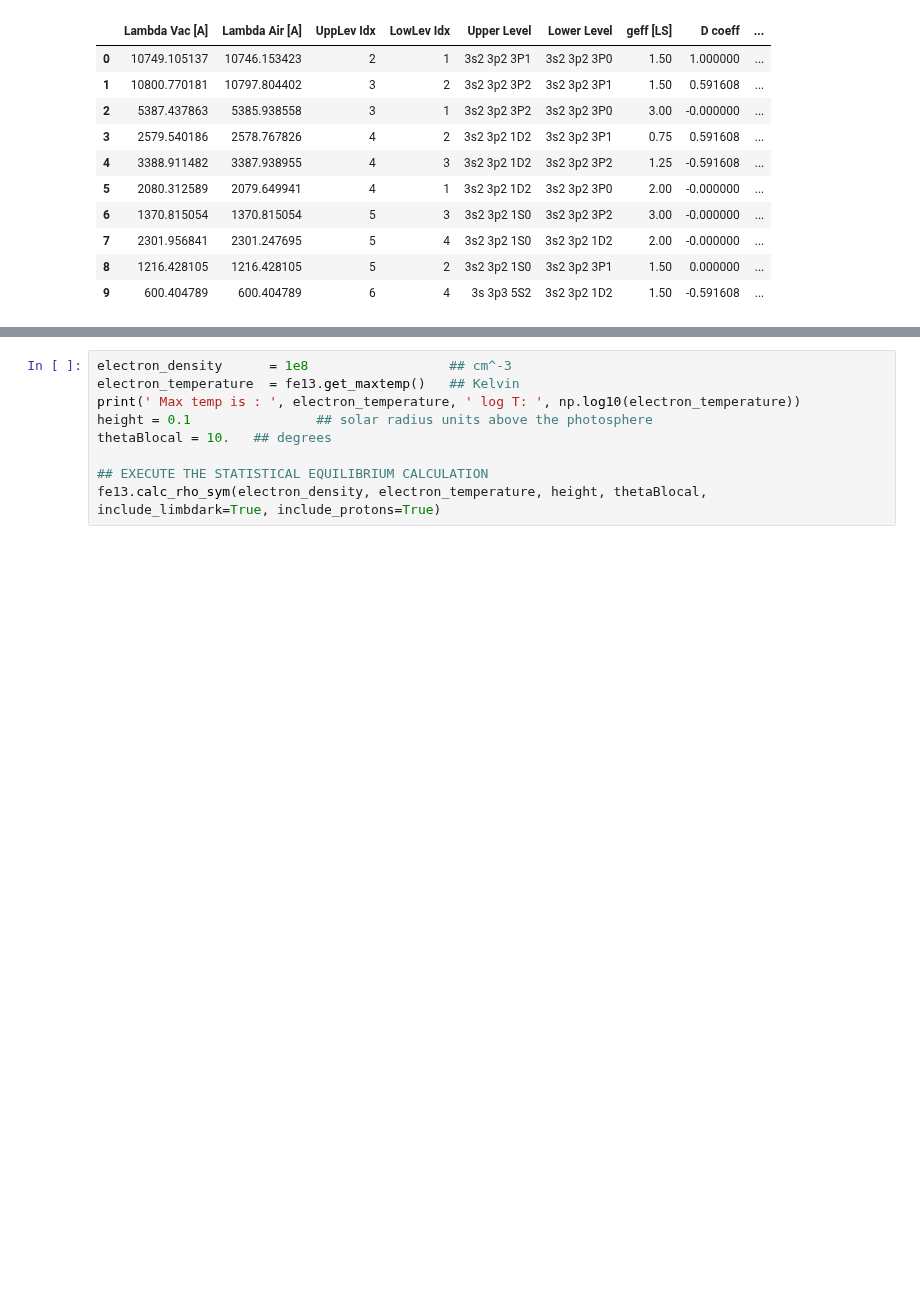
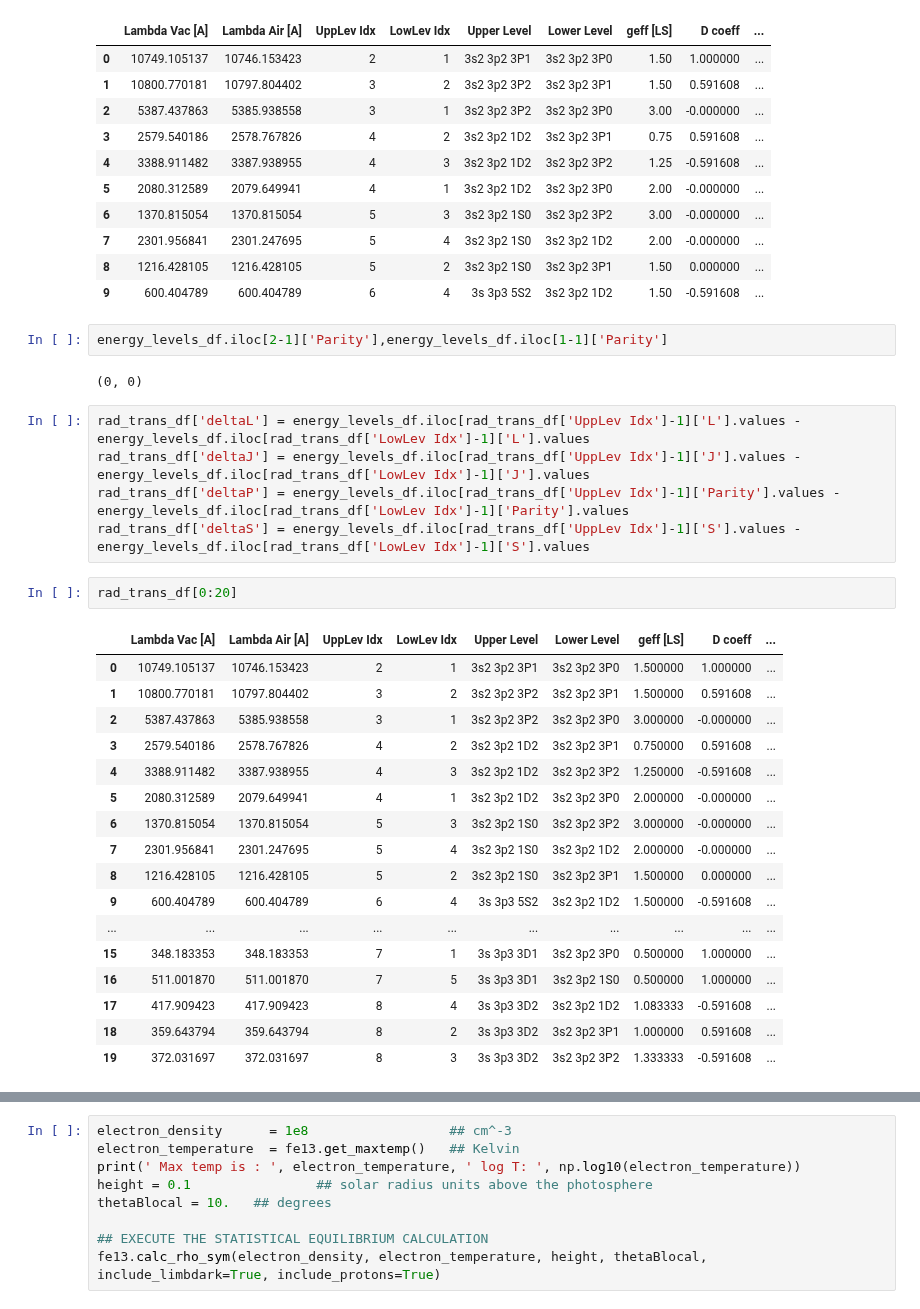
Before and after one commit to tschad/pycelp, a Jupyter notebook: examples/A_tour_of_the_Ion_class.ipynb, the cells around one changed output, grey strips where cells are left out. Saved outputs shown, nothing was run; the diff lists cells and outputs as text; blank space fills up the shorter version.

```diff
--- a/examples/A_tour_of_the_Ion_class.ipynb
+++ b/examples/A_tour_of_the_Ion_class.ipynb
@@ -139,3 +139,32 @@ rad_trans_df[0:10]  ## show first ten transitions only
 | 7 | 2301.956841 | 2301.247695 | 5 | 4 | 3s2 3p2 1S0 | 3s2 3p2 1D2 | 2.00 | -0.000000 | ... |
 | 8 | 1216.428105 | 1216.428105 | 5 | 2 | 3s2 3p2 1S0 | 3s2 3p2 3P1 | 1.50 | 0.000000 | ... |
 | 9 | 600.404789 | 600.404789 | 6 | 4 | 3s 3p3 5S2 | 3s2 3p2 1D2 | 1.50 | -0.591608 | ... |
+# %%
+energy_levels_df.iloc[2-1]['Parity'],energy_levels_df.iloc[1-1]['Parity']
+# %% [output]
+(0, 0)
+# %%
+rad_trans_df['deltaL'] = energy_levels_df.iloc[rad_trans_df['UppLev Idx']-1]['L'].values -  energy_levels_df.iloc[rad_trans_df['LowLev Idx']-1]['L'].values
+rad_trans_df['deltaJ'] = energy_levels_df.iloc[rad_trans_df['UppLev Idx']-1]['J'].values -  energy_levels_df.iloc[rad_trans_df['LowLev Idx']-1]['J'].values
+rad_trans_df['deltaP'] = energy_levels_df.iloc[rad_trans_df['UppLev Idx']-1]['Parity'].values -  energy_levels_df.iloc[rad_trans_df['LowLev Idx']-1]['Parity'].values
+rad_trans_df['deltaS'] = energy_levels_df.iloc[rad_trans_df['UppLev Idx']-1]['S'].values -  energy_levels_df.iloc[rad_trans_df['LowLev Idx']-1]['S'].values
+# %%
+rad_trans_df[0:20]
+# %% [output]
+|  | Lambda Vac [A] | Lambda Air [A] | UppLev Idx | LowLev Idx | Upper Level | Lower Level | geff [LS] | D coeff | ... |
+| 0 | 10749.105137 | 10746.153423 | 2 | 1 | 3s2 3p2 3P1 | 3s2 3p2 3P0 | 1.500000 | 1.000000 | ... |
+| 1 | 10800.770181 | 10797.804402 | 3 | 2 | 3s2 3p2 3P2 | 3s2 3p2 3P1 | 1.500000 | 0.591608 | ... |
+| 2 | 5387.437863 | 5385.938558 | 3 | 1 | 3s2 3p2 3P2 | 3s2 3p2 3P0 | 3.000000 | -0.000000 | ... |
+| 3 | 2579.540186 | 2578.767826 | 4 | 2 | 3s2 3p2 1D2 | 3s2 3p2 3P1 | 0.750000 | 0.591608 | ... |
+| 4 | 3388.911482 | 3387.938955 | 4 | 3 | 3s2 3p2 1D2 | 3s2 3p2 3P2 | 1.250000 | -0.591608 | ... |
+| 5 | 2080.312589 | 2079.649941 | 4 | 1 | 3s2 3p2 1D2 | 3s2 3p2 3P0 | 2.000000 | -0.000000 | ... |
+| 6 | 1370.815054 | 1370.815054 | 5 | 3 | 3s2 3p2 1S0 | 3s2 3p2 3P2 | 3.000000 | -0.000000 | ... |
+| 7 | 2301.956841 | 2301.247695 | 5 | 4 | 3s2 3p2 1S0 | 3s2 3p2 1D2 | 2.000000 | -0.000000 | ... |
+| 8 | 1216.428105 | 1216.428105 | 5 | 2 | 3s2 3p2 1S0 | 3s2 3p2 3P1 | 1.500000 | 0.000000 | ... |
+| 9 | 600.404789 | 600.404789 | 6 | 4 | 3s 3p3 5S2 | 3s2 3p2 1D2 | 1.500000 | -0.591608 | ... |
+| ... | ... | ... | ... | ... | ... | ... | ... | ... | ... |
+| 15 | 348.183353 | 348.183353 | 7 | 1 | 3s 3p3 3D1 | 3s2 3p2 3P0 | 0.500000 | 1.000000 | ... |
+| 16 | 511.001870 | 511.001870 | 7 | 5 | 3s 3p3 3D1 | 3s2 3p2 1S0 | 0.500000 | 1.000000 | ... |
+| 17 | 417.909423 | 417.909423 | 8 | 4 | 3s 3p3 3D2 | 3s2 3p2 1D2 | 1.083333 | -0.591608 | ... |
+| 18 | 359.643794 | 359.643794 | 8 | 2 | 3s 3p3 3D2 | 3s2 3p2 3P1 | 1.000000 | 0.591608 | ... |
+| 19 | 372.031697 | 372.031697 | 8 | 3 | 3s 3p3 3D2 | 3s2 3p2 3P2 | 1.333333 | -0.591608 | ... |
```
Also changed, not shown: parts of 2 cells of this notebook, 2 other files.
